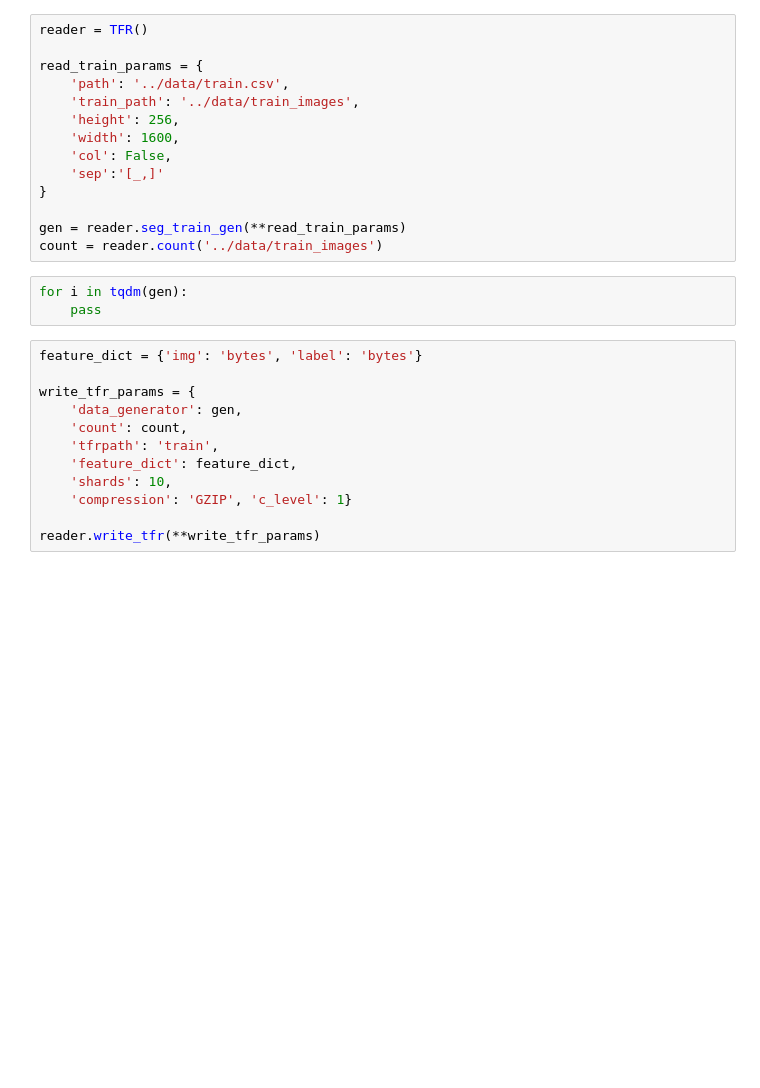
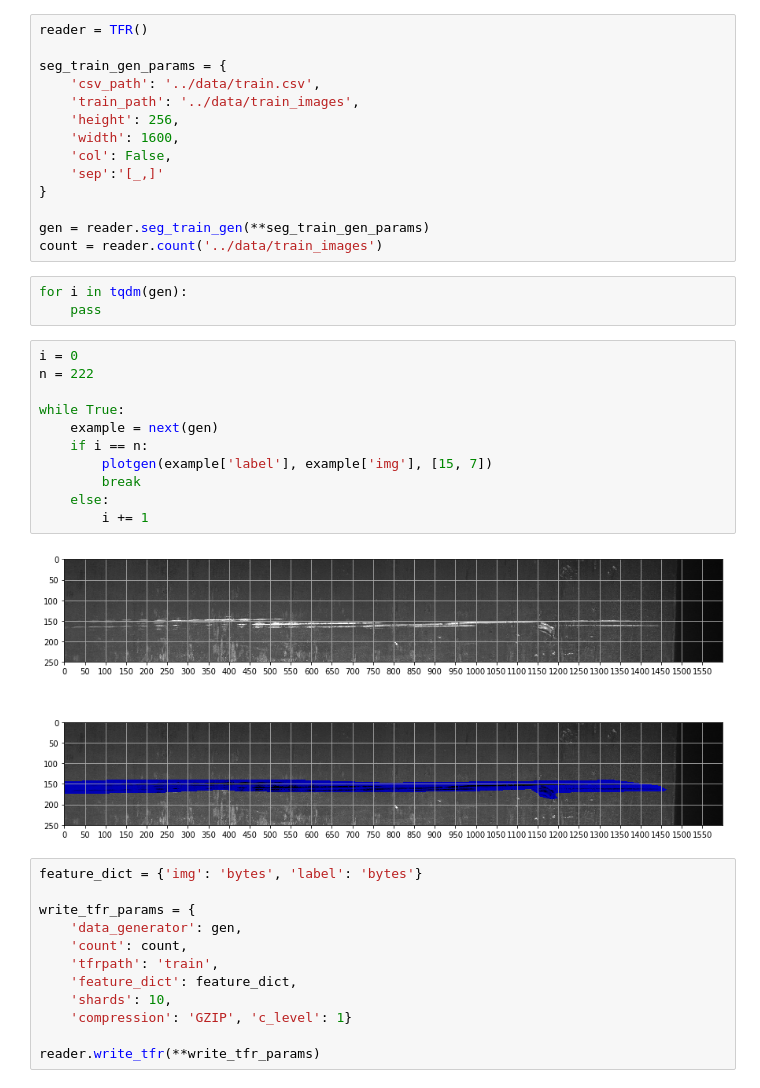
Before and after one commit to chamhoo/Severstal, a Jupyter notebook: EDA/EDA_2.ipynb, the cells around one changed output. Cells and saved outputs as stored; diff of their text form; blank space fills up the shorter version.

```diff
--- a/EDA/EDA_2.ipynb
+++ b/EDA/EDA_2.ipynb
@@ -21,8 +22,8 @@ from tools.decode_raw import decode_img_seg
 # %%
 reader = TFR()
 
-read_train_params = {
-    'path': '../data/train.csv',
+seg_train_gen_params = {
+    'csv_path': '../data/train.csv',
     'train_path': '../data/train_images',
     'height': 256,
     'width': 1600,
@@ -30,11 +31,24 @@ read_train_params = {
     'sep':'[_,]'
 }
 
-gen = reader.seg_train_gen(**read_train_params)
+gen = reader.seg_train_gen(**seg_train_gen_params)
 count = reader.count('../data/train_images')
 # %%
 for i in tqdm(gen):
     pass
+# %%
+i = 0
+n = 222
+
+while True:
+    example = next(gen)
+    if i == n:
+        plotgen(example['label'], example['img'], [15, 7])
+        break
+    else:
+        i += 1
+# %% [output]
+[figure, added]
 # %%
 feature_dict = {'img': 'bytes', 'label': 'bytes'}
 
```
Also changed, not shown: parts of 1 cell of this notebook, 10 other files.
